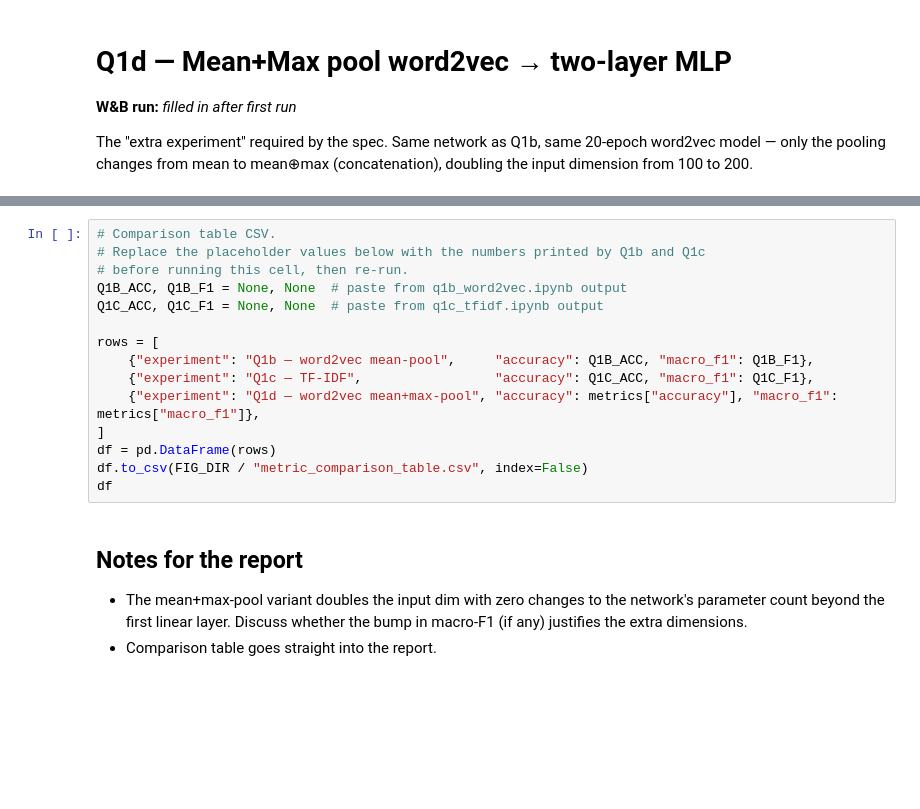
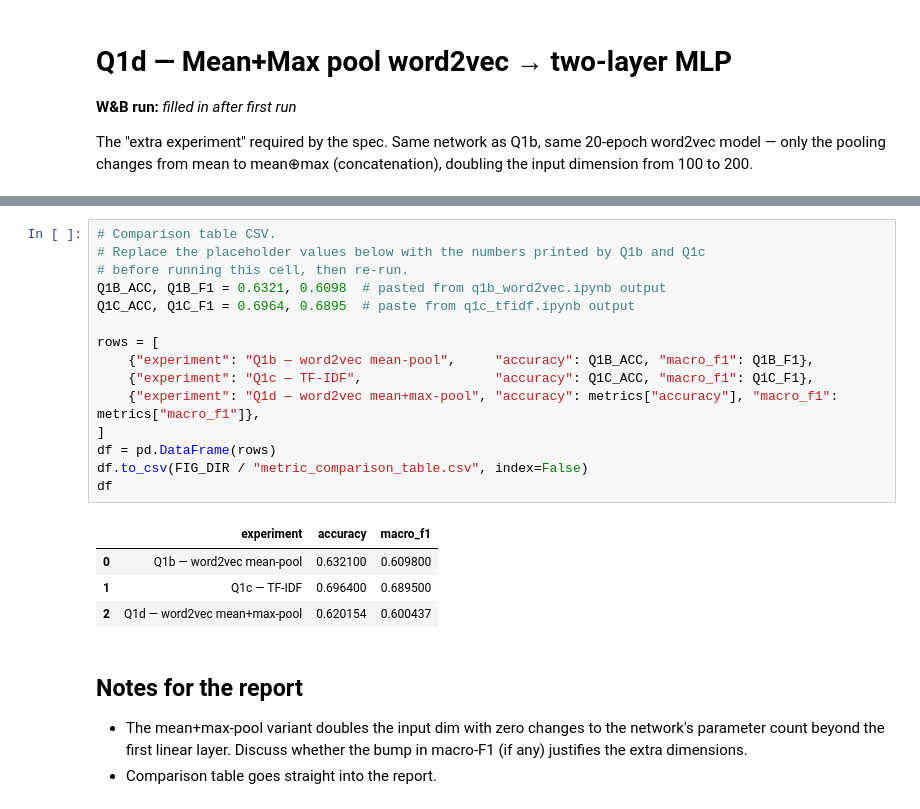
Before and after one commit to DanYT2/NLP_Project, a Jupyter notebook: notebooks/q1d_mean_max_pool.ipynb, the cells around one changed output, grey strips where cells are left out. Saved outputs shown, nothing was run; the diff lists cells and outputs as text; blank space fills up the shorter version.

```diff
--- a/notebooks/q1d_mean_max_pool.ipynb
+++ b/notebooks/q1d_mean_max_pool.ipynb
@@ -87,18 +125,23 @@ run.finish()
 # %%
 # Comparison table CSV.
 # Replace the placeholder values below with the numbers printed by Q1b and Q1c
 # before running this cell, then re-run.
-Q1B_ACC, Q1B_F1 = None, None  # paste from q1b_word2vec.ipynb output
-Q1C_ACC, Q1C_F1 = None, None  # paste from q1c_tfidf.ipynb output
+Q1B_ACC, Q1B_F1 = 0.6321, 0.6098  # pasted from q1b_word2vec.ipynb output
+Q1C_ACC, Q1C_F1 = 0.6964, 0.6895  # paste from q1c_tfidf.ipynb output
 
 rows = [
     {"experiment": "Q1b — word2vec mean-pool",     "accuracy": Q1B_ACC, "macro_f1": Q1B_F1},
     {"experiment": "Q1c — TF-IDF",                 "accuracy": Q1C_ACC, "macro_f1": Q1C_F1},
     {"experiment": "Q1d — word2vec mean+max-pool", "accuracy": metrics["accuracy"], "macro_f1": metrics["macro_f1"]},
 ]
 df = pd.DataFrame(rows)
 df.to_csv(FIG_DIR / "metric_comparison_table.csv", index=False)
 df
+# %% [output]
+|  | experiment | accuracy | macro_f1 |
+| 0 | Q1b — word2vec mean-pool | 0.632100 | 0.609800 |
+| 1 | Q1c — TF-IDF | 0.696400 | 0.689500 |
+| 2 | Q1d — word2vec mean+max-pool | 0.620154 | 0.600437 |
 # %% [markdown]
 ## Notes for the report
 
```
Also changed, not shown: parts of 4 cells of this notebook, 3 other files.
